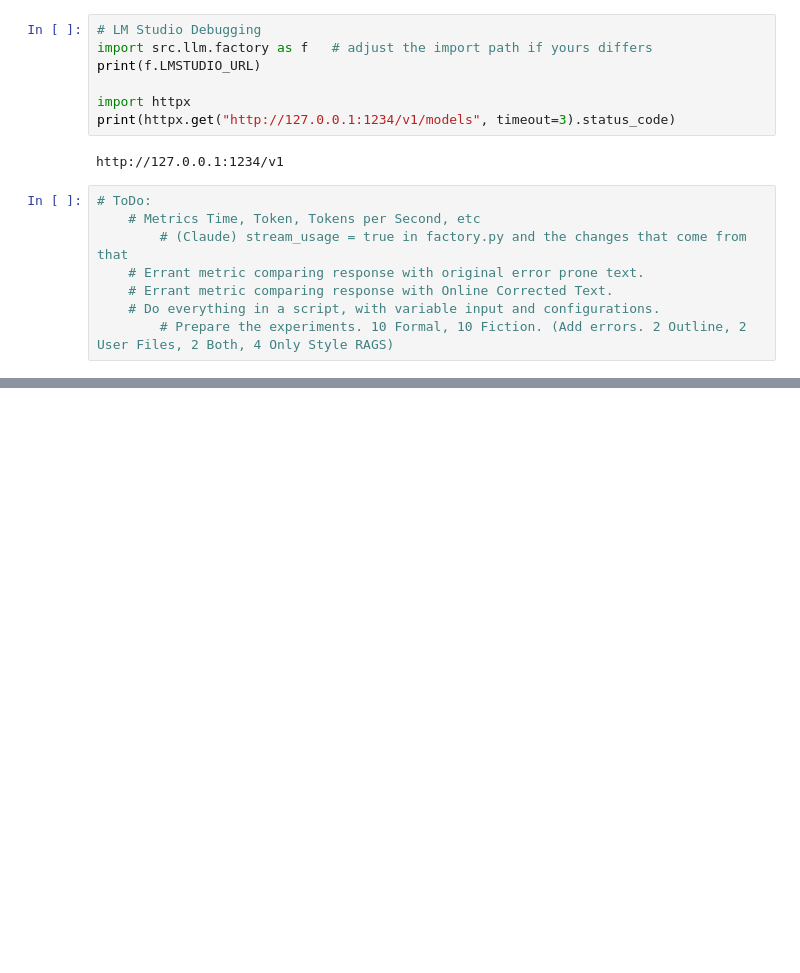
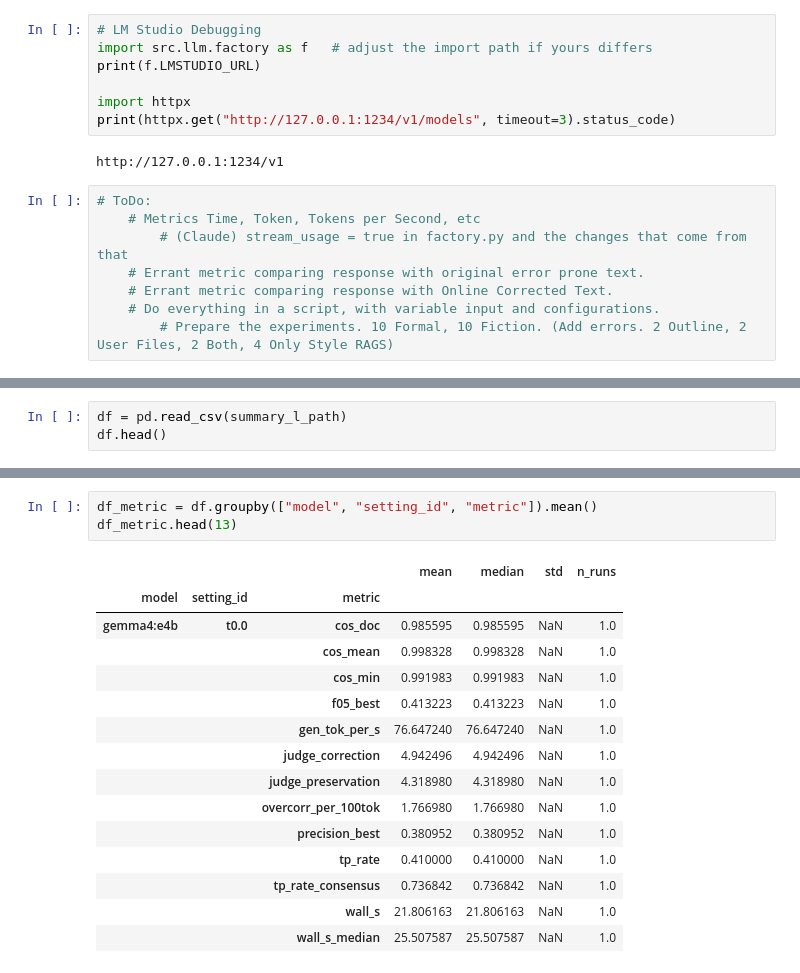
Before and after one commit to sky150/localQuill-v2, a Jupyter notebook: evaluation/notebooks/10_task_grammer_evaluation.ipynb, the cells around one changed output, grey strips where cells are left out. Drawn from its saved outputs; the diff is of its cells as text; blank space fills up the shorter version.

```diff
--- a/evaluation/notebooks/10_task_grammer_evaluation.ipynb
+++ b/evaluation/notebooks/10_task_grammer_evaluation.ipynb
@@ -141,0 +152,3 @@ http://127.0.0.1:1234/v1
+# %%
+df = pd.read_csv(summary_l_path)
+df.head()
@@ -141,0 +162,19 @@ http://127.0.0.1:1234/v1
+# %%
+df_metric = df.groupby(["model", "setting_id", "metric"]).mean()
+df_metric.head(13)
+# %% [output]
+|  |  |  | mean | median | std | n_runs |
+| model | setting_id | metric |  |  |  |  |
+| gemma4:e4b | t0.0 | cos_doc | 0.985595 | 0.985595 | NaN | 1.0 |
+|  |  | cos_mean | 0.998328 | 0.998328 | NaN | 1.0 |
+|  |  | cos_min | 0.991983 | 0.991983 | NaN | 1.0 |
+|  |  | f05_best | 0.413223 | 0.413223 | NaN | 1.0 |
+|  |  | gen_tok_per_s | 76.647240 | 76.647240 | NaN | 1.0 |
+|  |  | judge_correction | 4.942496 | 4.942496 | NaN | 1.0 |
+|  |  | judge_preservation | 4.318980 | 4.318980 | NaN | 1.0 |
+|  |  | overcorr_per_100tok | 1.766980 | 1.766980 | NaN | 1.0 |
+|  |  | precision_best | 0.380952 | 0.380952 | NaN | 1.0 |
+|  |  | tp_rate | 0.410000 | 0.410000 | NaN | 1.0 |
+|  |  | tp_rate_consensus | 0.736842 | 0.736842 | NaN | 1.0 |
+|  |  | wall_s | 21.806163 | 21.806163 | NaN | 1.0 |
+|  |  | wall_s_median | 25.507587 | 25.507587 | NaN | 1.0 |
```
Also changed, not shown: parts of 14 cells of this notebook, 15 other files.
